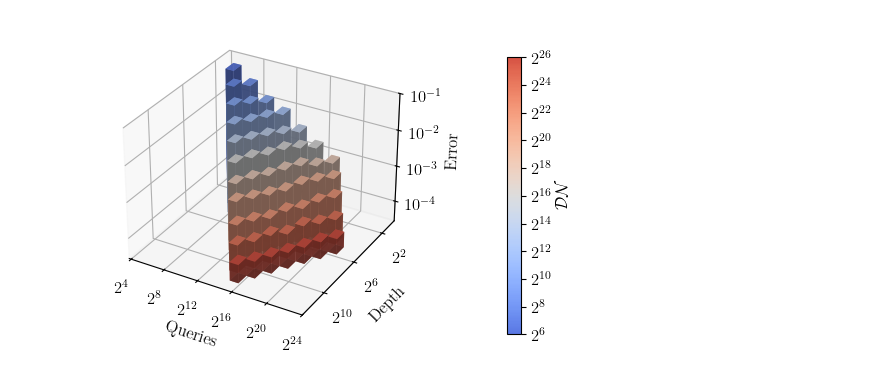
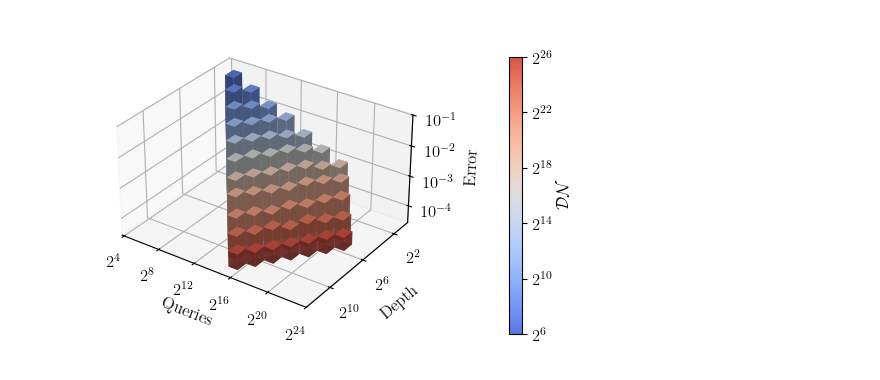
Before and after one commit to georgepwhuang/qae_with_spe, a Jupyter notebook: invariance.ipynb, the cells around one changed output. Saved outputs shown, nothing was run; the diff lists cells and outputs as text; code cells hidden in the pictures.

```diff
--- a/invariance.ipynb
+++ b/invariance.ipynb
@@ -16,11 +16,13 @@ for i in range(2, length):
             json.dump({"query": np.array(x).tolist(),"value": np.array(y).tolist(), "depth": np.array(z).tolist()}, f)
             f.write("\n")
 # %%
-#plt.rcParams.update({'font.size': 12, 'font.family': "serif","font.serif": "CMU Serif", 'text.usetex': True, 'text.latex.preamble': r'\usepackage{amsfonts}'})
+plt.rcParams.update({'font.size': 12, 'font.family': "serif","font.serif": "CMU Serif", 'text.usetex': True, 'text.latex.preamble': r'\usepackage{amsfonts}'})
 # %%
 from matplotlib.colors import LinearSegmentedColormap
 fig = plt.figure(figsize=(10, 4))
 ax = fig.add_subplot(111, projection='3d')
+ax.set_box_aspect((1.8, 1.5, 1))
+ax.view_init(azim=-55)
 
 def truncate_colormap(cmap, minval=0.1, maxval=0.9, n=256):
     return LinearSegmentedColormap.from_list(
@@ -79,33 +81,33 @@ ax.set_xticks(
 ax.set_yticks(
     range(2, length, 4),
     [rf"$2^{{{j}}}$" for j in range(2, length, 4)]
 )
 ax.set_zticks(
     np.arange(0.5, 4.5),
     [rf"$10^{{{int(j-4.5)}}}$" for j in np.arange(0.5, 4.5)]
 )
 
 ax.invert_yaxis()
 
 # Optional: replace legend with colorbar (recommended)
 sm = plt.cm.ScalarMappable(cmap=cmap, norm=norm)
 sm.set_array([])
 
 cbar = plt.colorbar(sm, ax=ax, pad=0.12, shrink=0.9,
     anchor=(0.0, 0.0))
 
 # Place ticks at integer i values
-ticks = np.arange(2, 13)
+ticks = np.arange(2, 13, 2)
 cbar.set_ticks(ticks)
 
 # Relabel ticks as DN = 2^{2i+2}
 cbar.set_ticklabels(
     [rf"$2^{{{2*i+2}}}$" for i in ticks]
 )
 
 cbar.set_label(r"$\mathcal{DN}$")
 
-plt.savefig("invariance.pdf", bbox_inches='tight', dpi=300)
+plt.savefig("invariance.pdf", bbox_inches='tight')
 plt.show()
 # %% [output]
-[figure, old version]
+[figure, new version]
```
Also changed, not shown: 8 other files.
